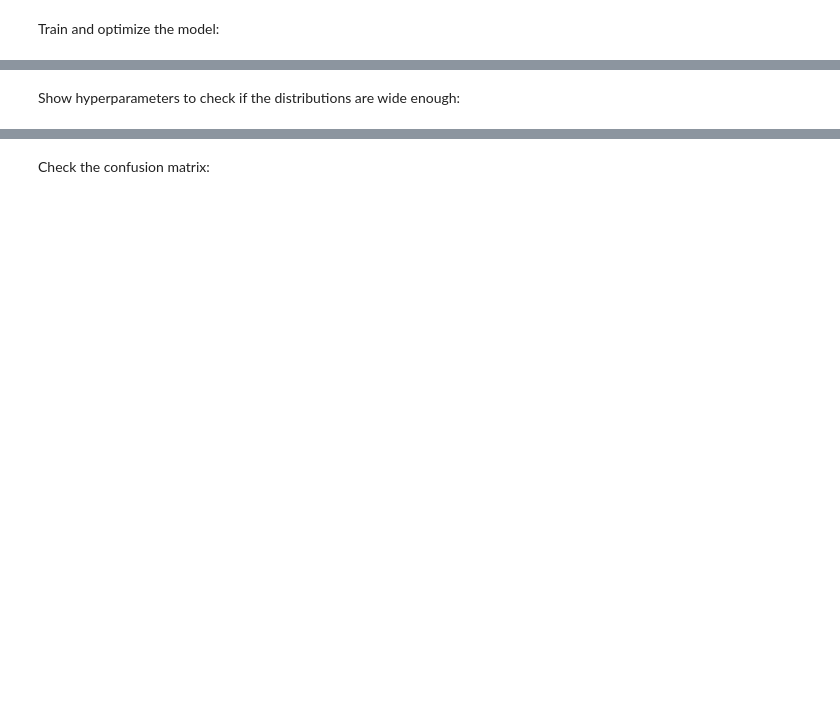
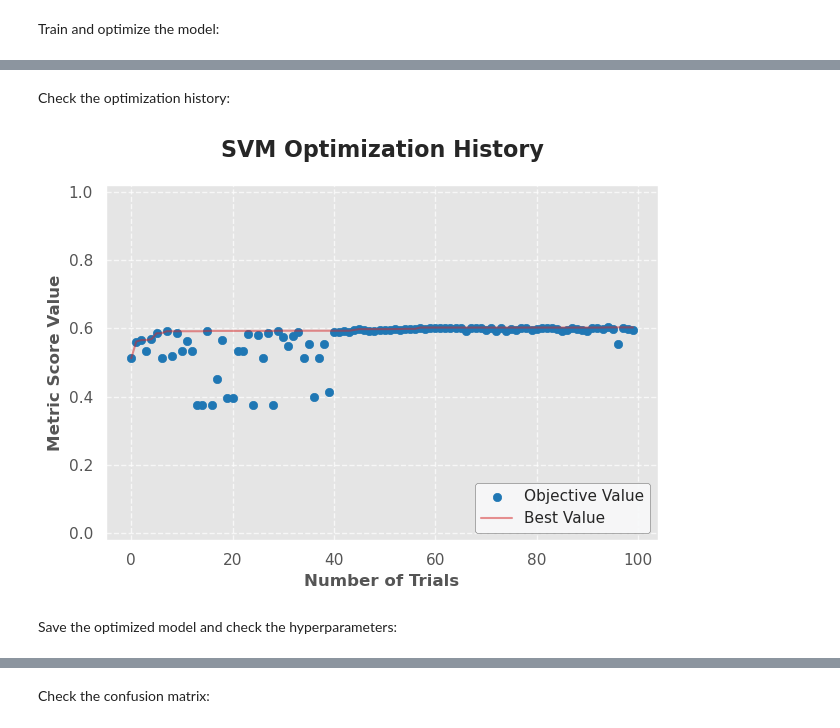
Before and after one commit to MiguelGomGar/TFM, a Jupyter notebook: notebooks/clinical_models_testing.ipynb, the cells around one changed output, grey strips where cells are left out. Cells and saved outputs as stored; diff of their text form; code cells hidden in the pictures; blank space fills up the shorter version.

```diff
--- a/notebooks/clinical_models_testing.ipynb
+++ b/notebooks/clinical_models_testing.ipynb
@@ -213,7 +291,13 @@ study_SVM) = optimize_model_optuna_search(pipe_SVM, params_dist_SVM,
+# %% [markdown]
+Check the optimization history:
 # %%
-# Display and save the optimization history
+# Update the model's name in the study's user attributes
 study_SVM.set_user_attr("model_name", "SVM")
-plot_optimization_history(study_SVM, output_dir=results_path)
+
+# Plot the optimization history progress
+plot_optimization_history(study=study_SVM, output_dir=results_path, identifier="SVM")
+# %% [output]
+[figure, added]
 # %% [markdown]
-Show hyperparameters to check if the distributions are wide enough:
+Save the optimized model and check the hyperparameters:
 # %%
```
Also changed, not shown: parts of 42 cells of this notebook, 42 other files.
